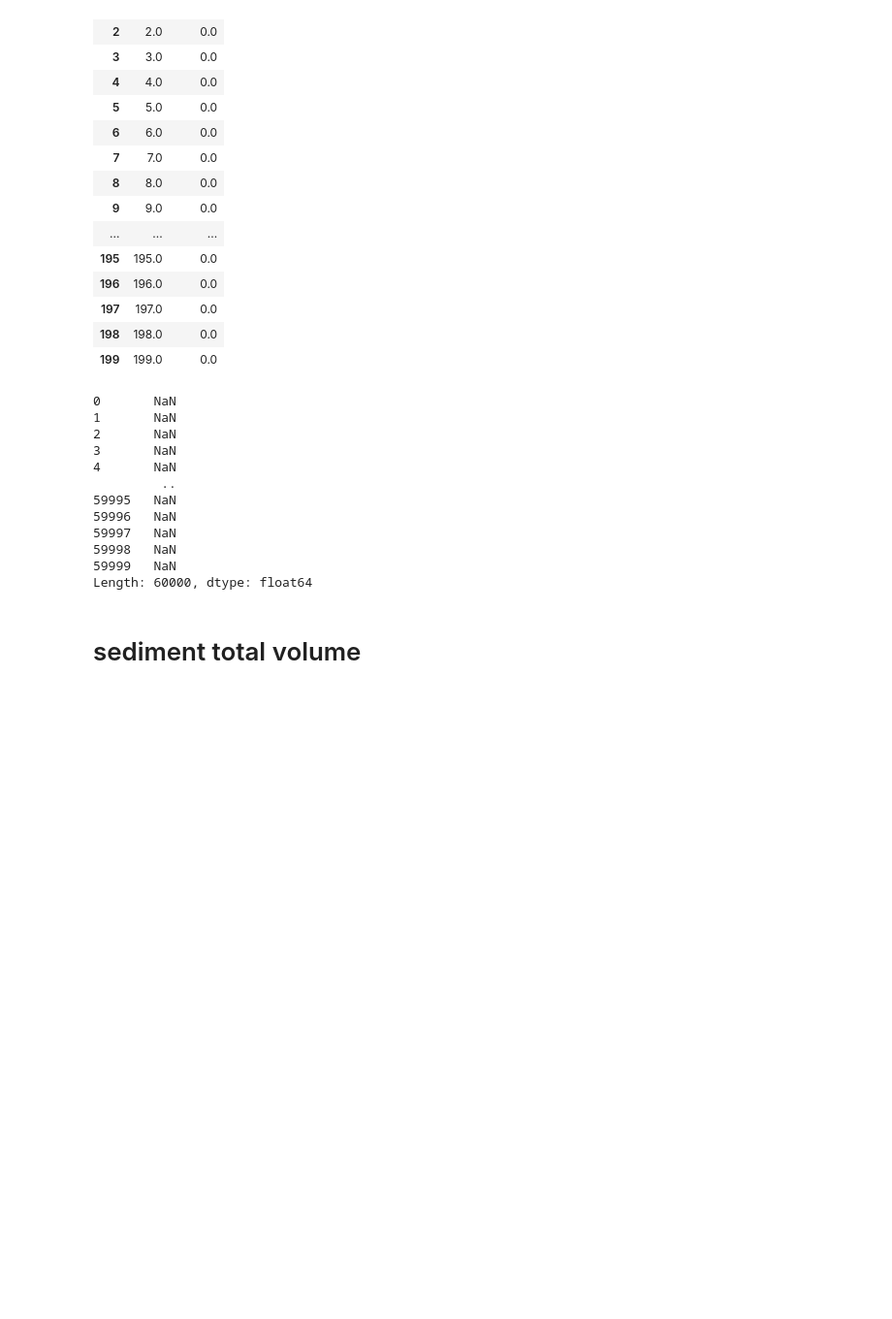
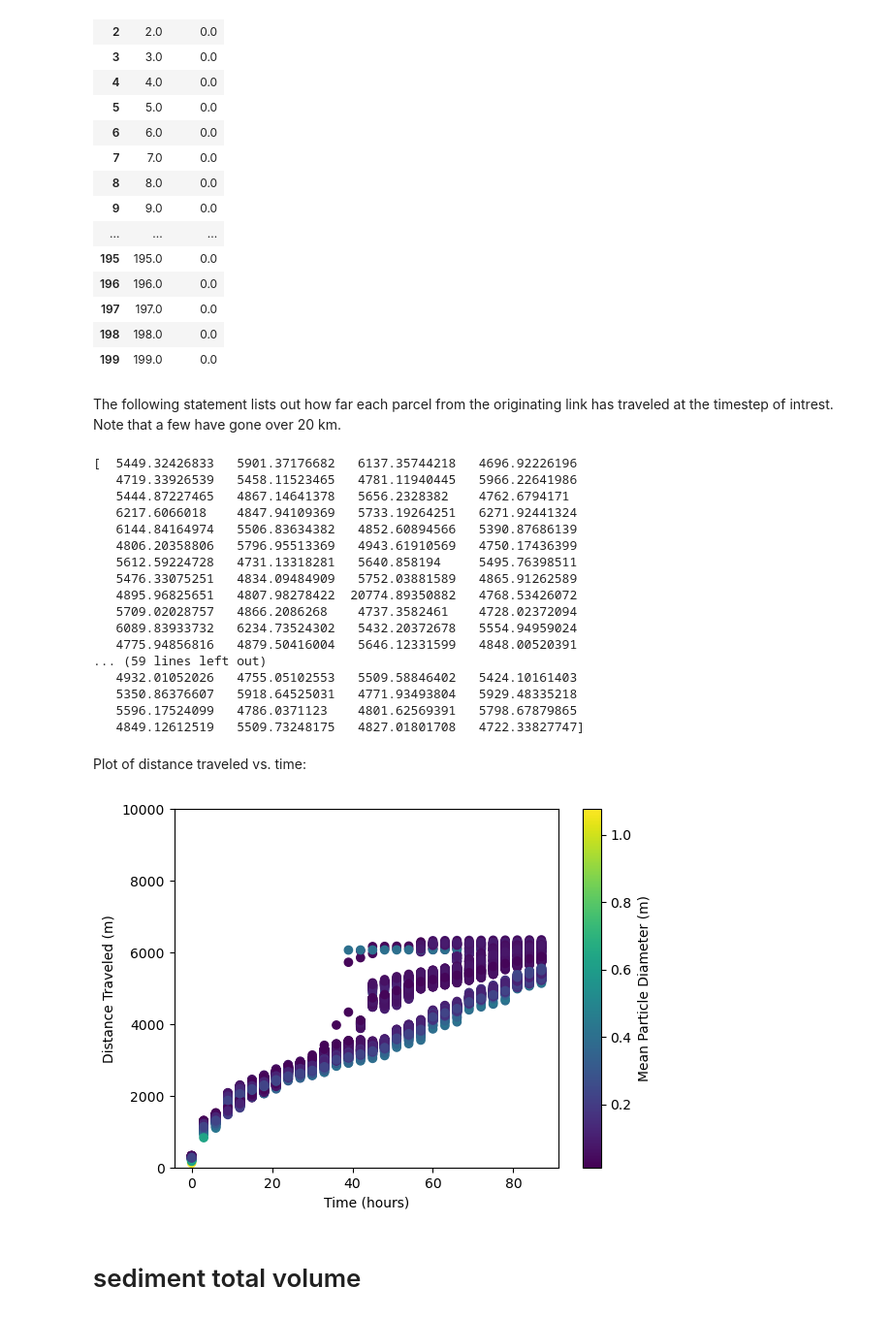
Before and after one commit to tori543/Goodrich_network_sediment_transport, a Jupyter notebook: puyallup-0.3-Goodrich.ipynb, the cells around one changed output. Shown: that part at 97% size. Saved outputs shown, nothing was run; the diff lists cells and outputs as text; code cells hidden in the pictures; blank space fills up the shorter version.

```diff
--- a/puyallup-0.3-Goodrich.ipynb
+++ b/puyallup-0.3-Goodrich.ipynb
@@ -73,7 +71,7 @@ reproj_array = transformed_array.rio.reproject(
 # %% [markdown]
 ## 2. Clip Array Using Watershed Boundary Shapefile
 # %%
-datadir = pathlib.Path("puyallup_data_TG")
+datadir = pathlib.Path("puyallup_data")
 shp_file = datadir / "puyallup_boundary.shp"
 
 boundary = shapefile.Reader(shp_file)
@@ -330,12 +328,17 @@ nst = NetworkSedimentTransporter(
 # %%
 time_range=range(0, (timesteps * dt), dt)
 sediment_volume=np.zeros_like(time_range)
+item_ids=parcels.dataset['item_id'].values
 i=0
 
 for t in range(0, (timesteps * dt), dt):
     nst.run_one_step(dt)
-    parcels.dataset.sel(time=t)['distance_traveled'].values=nst._distance_traveled_cumulative
-    print(nst._distance_traveled_cumulative)
+
+    distances=np.array(nst._distance_traveled_cumulative)
+    parcels.dataset['distance_traveled']=xr.where(parcels.dataset.time==t,
+                                                  distances,parcels.dataset['distance_traveled'])
+    print(parcels.dataset.sel(time=t)['distance_traveled'].values)
+    print(distances)
 
 
     print("Model time: ", t / (60 * 60 * 24), "days passed")
@@ -399,3 +404,6 @@ For now, let's just fix the problem by setting the flow directions in the proble
+# %%
+originating_links=np.reshape(np.repeat(parcels.dataset.element_id[:,0].values,np.array(time_range).shape[0]+1),(parcels.dataset.element_id[:,0].values.shape[0],np.array(time_range).shape[0]+1)).T
+parcels.dataset['originating_link']=xr.DataArray(originating_links,coords=parcels.dataset.coords)
 # %%
 timestep_of_interest = 24
 originating_link = 11 # This is Emmons Glacier (I think)
@@ -453,22 +461,43 @@ with pd.option_context("display.max_rows", 1000):
 | 197 | 197.0 | 0.0 |
 | 198 | 198.0 | 0.0 |
 | 199 | 199.0 | 0.0 |
+# %% [markdown]
+The following statement lists out how far each parcel from the originating link has traveled at the timestep of intrest. Note that a few have gone over 20 km.
 # %%
-with pd.option_context("display.max_rows", 1000):
-   display(pd.Series(parcels.dataset.sel(time=timestep_of_interest*dt)["distance_traveled"].values))
+print(parcels.dataset["distance_traveled"].where((parcels.dataset.time==timestep_of_interest*dt)&(parcels.dataset.originating_link==originating_link),drop=True).values.flatten().T)
 # %% [output]
-0       NaN
-1       NaN
-2       NaN
-3       NaN
-4       NaN
-         ..
-59995   NaN
-59996   NaN
-59997   NaN
-59998   NaN
-59999   NaN
-Length: 60000, dtype: float64
+[  5449.32426833   5901.37176682   6137.35744218   4696.92226196
+   4719.33926539   5458.11523465   4781.11940445   5966.22641986
+   5444.87227465   4867.14641378   5656.2328382    4762.6794171
+   6217.6066018    4847.94109369   5733.19264251   6271.92441324
+   6144.84164974   5506.83634382   4852.60894566   5390.87686139
+   4806.20358806   5796.95513369   4943.61910569   4750.17436399
+   5612.59224728   4731.13318281   5640.858194     5495.76398511
+   5476.33075251   4834.09484909   5752.03881589   4865.91262589
+   4895.96825651   4807.98278422  20774.89350882   4768.53426072
+   5709.02028757   4866.2086268    4737.3582461    4728.02372094
+   6089.83933732   6234.73524302   5432.20372678   5554.94959024
+   4775.94856816   4879.50416004   5646.12331599   4848.00520391
+... (59 lines left out)
+   4932.01052026   4755.05102553   5509.58846402   5424.10161403
+   5350.86376607   5918.64525031   4771.93493804   5929.48335218
+   5596.17524099   4786.0371123    4801.62569391   5798.67879865
+   4849.12612519   5509.73248175   4827.01801708   4722.33827747]
+# %% [markdown]
+Plot of distance traveled vs. time:
+# %%
+parcel_subset=parcels.dataset.where((parcels.dataset.originating_link==originating_link),drop=True)
+parcel_subset_df=parcel_subset.to_dataframe().reset_index()
+fig, ax = plt.subplots()
+p=ax.scatter(parcel_subset_df['time']/(60*60),parcel_subset_df['distance_traveled'],c=parcel_subset_df['D'])
+cb=fig.colorbar(p)
+plt.xlabel('Time (hours)')
+plt.ylabel('Distance Traveled (m)')
+plt.ylim(0,10000)
+cb.ax.set_ylabel('Mean Particle Diameter (m)')
+plt.show()
+# %% [output]
+[figure, added]
 # %%
 fig = plot_network_and_parcels(
     network_grid, parcels,
```
Also changed, not shown: parts of 3 cells of this notebook, 6 other files.
